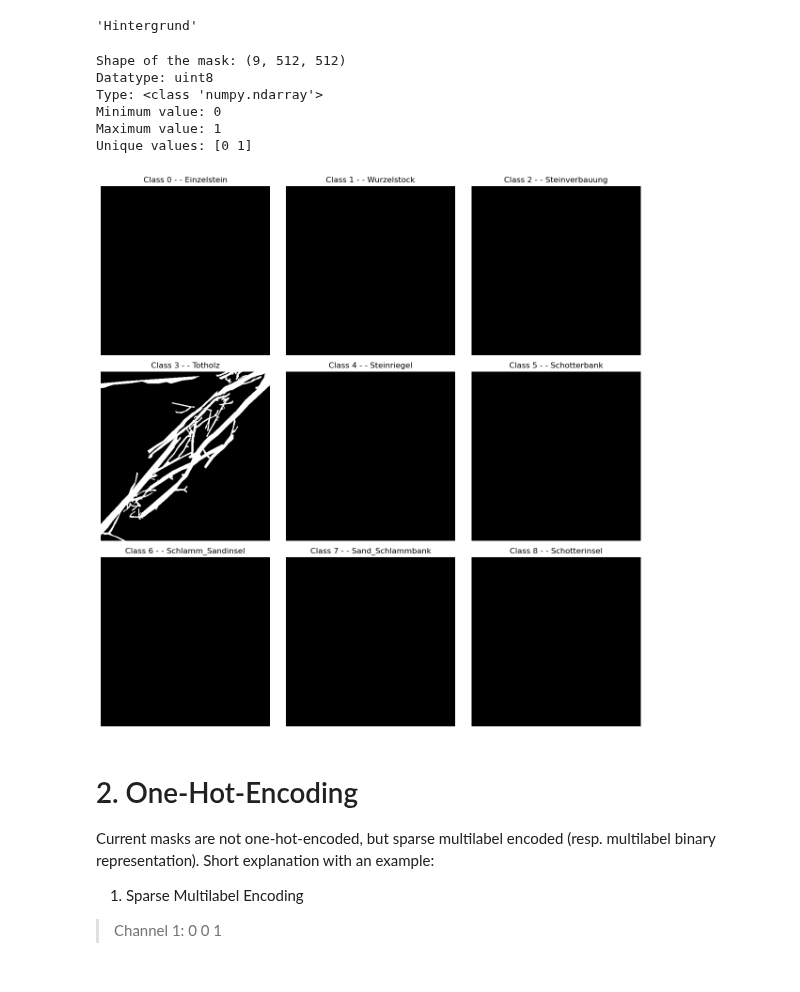
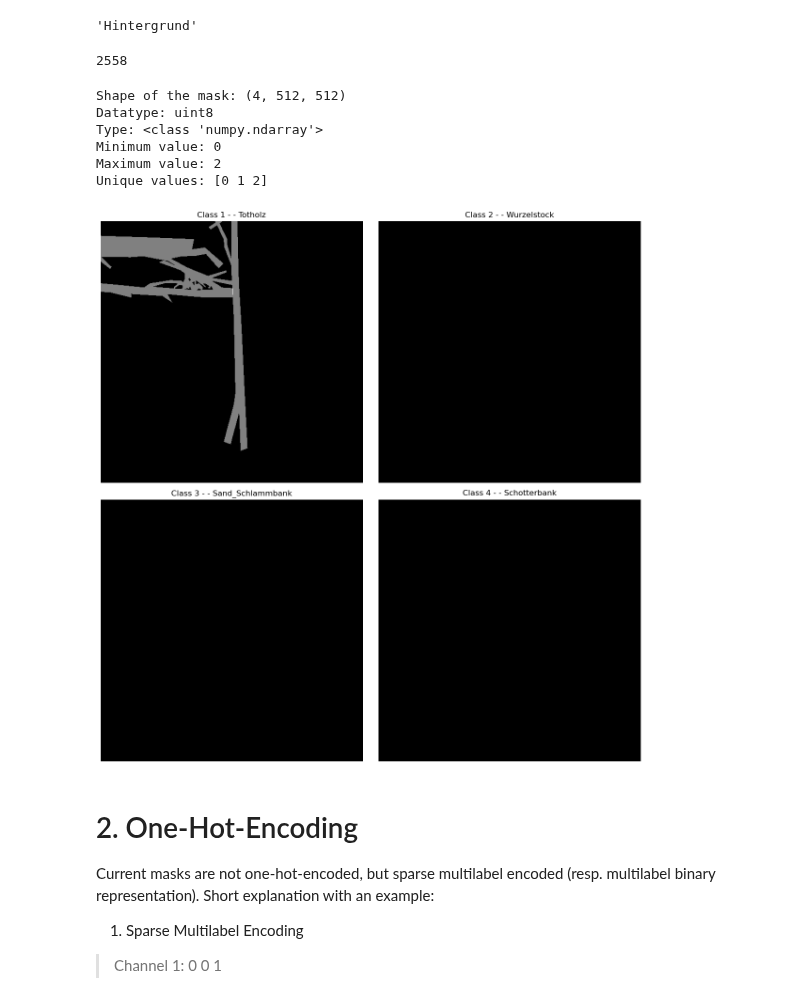
Before and after one commit to hiebschi/MoSE, a Jupyter notebook: notebooks/01_preprocessing/01.4_subsequent_adjustments.ipynb, the cells around one changed output. Cells and saved outputs as stored; diff of their text form; code cells hidden in the pictures.

```diff
--- a/notebooks/01_preprocessing/01.4_subsequent_adjustments.ipynb
+++ b/notebooks/01_preprocessing/01.4_subsequent_adjustments.ipynb
@@ -23,0 +30,10 @@ import torch
+# %%
+# Input data
+# sparse multilabel-encoded masks (without background class 0)
+masks_raw_dir =  r"/work/rf37uqip-MoSE_thesis/data/masks_raw/"
+
+# preprocessed patches
+patches_dir = r"/work/rf37uqip-MoSE_thesis/data/patches/"
+
+# codes for classes
+codes_dir =  r"/work/rf37uqip-MoSE_thesis/data/codes/"
@@ -88,51 +95,53 @@ reversed_label_codes_ohe[0]
 # Load masks
 ################################################################################
 
-masks_list = [f for f in os.listdir(masks_dir) if f.endswith('_mask.npy')]  # list of all masks
-masks_list.sort() # sort list alphabetically
+masks_raw_list = [f for f in os.listdir(masks_raw_dir)]  # list of all masks
+len(masks_raw_list)
 # masks_list
+# %% [output]
+2558
 # %%
 # Test mask
 ################################################################################
 
 ##################### Choose single mask by section and id
 SECTION = "A06" # -------------------->> ADJUSTABLE
-TEST_MASK_ID = 1054 # -------------------->> ADJUSTABLE
+TEST_MASK_ID = 200 # -------------------->> ADJUSTABLE
 #####################
 
-# Path to the chosen mask
-test_mask_path = masks_dir + f"/{SECTION}_patch_{TEST_MASK_ID}_mask.npy"
+# Path to the chosen raw mask
+test_mask_raw_path = masks_raw_dir + f"/{SECTION}_patch_{TEST_MASK_ID}_mask.npy"
 
-# Load mask
-test_mask = np.load(test_mask_path)
+# Load raw mask
+test_mask_raw = np.load(test_mask_raw_path)
 
 # Show properties of the mask
-print("Shape of the mask:", test_mask.shape)
-print("Datatype:", test_mask.dtype)
-print("Type:", type(test_mask))
-print("Minimum value:", np.min(test_mask))
-print("Maximum value:", np.max(test_mask))
-print("Unique values:", np.unique(test_mask)) # binary mask
+print("Shape of the mask:", test_mask_raw.shape)
+print("Datatype:", test_mask_raw.dtype)
+print("Type:", type(test_mask_raw))
+print("Minimum value:", np.min(test_mask_raw))
+print("Maximum value:", np.max(test_mask_raw))
+print("Unique values:", np.unique(test_mask_raw)) # binary mask
 
 # Plot the mask
-fig, axes = plt.subplots(3, 3, figsize=(12, 12))  # 3x3 grid (for 9 masks)
+fig, axes = plt.subplots(2, 2, figsize=(12, 12))  # 2x2 grid (for 4 masks)
 axes = axes.flatten()  # easier to iterate through
 
-for i in range(test_mask.shape[0]):  # iterate through the 9 classes
-  axes[i].imshow(test_mask[i], cmap="gray")
-  axes[i].set_title(f"Class {i} - - {reversed_label_codes_ohe[i + 1]}")
+for i in range(test_mask_raw.shape[0]):  # iterate through the 4 classes
+  axes[i].imshow(test_mask_raw[i], cmap="gray")
+  axes[i].set_title(f"Class {i + 1} - - {reversed_label_codes_ohe[i + 1]}")
   axes[i].axis("off")
 
 plt.tight_layout()
 plt.show()
 # %% [output]
-Shape of the mask: (9, 512, 512)
+Shape of the mask: (4, 512, 512)
 Datatype: uint8
 Type: <class 'numpy.ndarray'>
 Minimum value: 0
-Maximum value: 1
-Unique values: [0 1]
+Maximum value: 2
+Unique values: [0 1 2]
-[figure, old version]
+[figure, new version]
 # %% [markdown]
 # 2. One-Hot-Encoding
 
```
Also changed, not shown: parts of 14 cells of this notebook, 2 other files.
